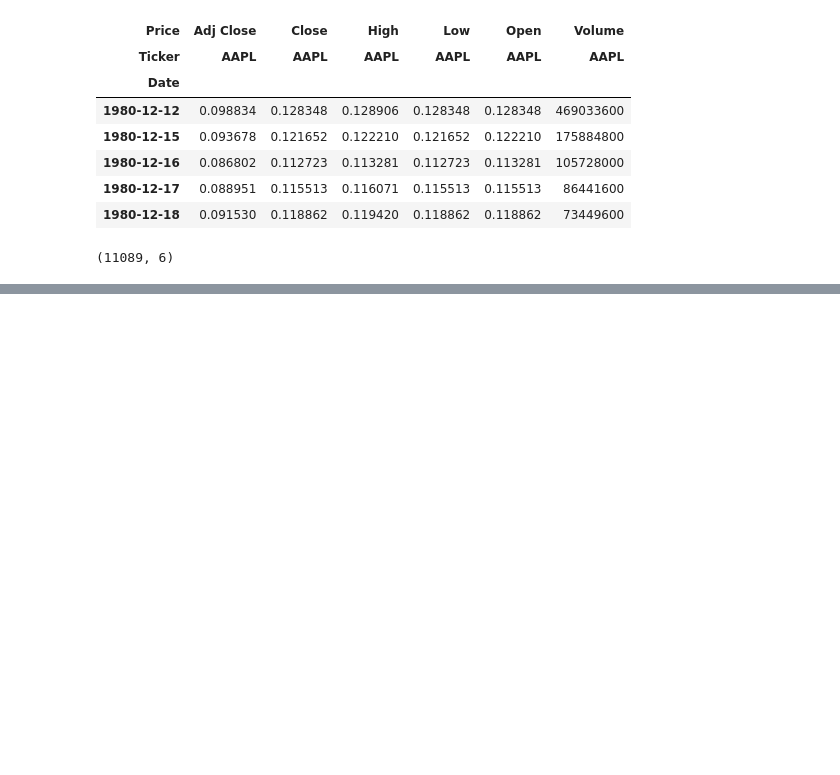
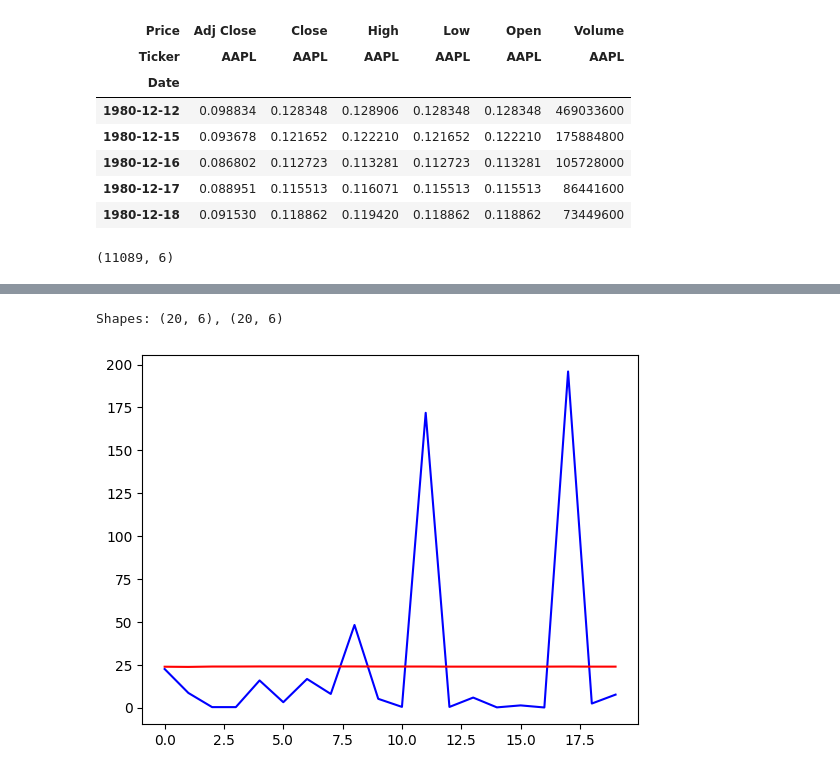
Before and after one commit to glovric/Dipl, a Jupyter notebook: main.ipynb, the cells around one changed output, grey strips where cells are left out. Cells and saved outputs as stored; diff of their text form; code cells hidden in the pictures; blank space fills up the shorter version.

Commit message:
Added fin transformer

```diff
--- a/main.ipynb
+++ b/main.ipynb
@@ -33,6 +33,3 @@ def create_sequence(data: np.ndarray, seq_len: int = 8) -> tuple[np.ndarray, np.
         X.append(data[i:i+seq_len])
         y.append(data[i+seq_len])
     return np.array(X), np.array(y)
-# %%
-X, y = create_sequence(data, seq_len=1)
-print(f'X: {X.shape}, y: {y.shape}')
@@ -109,0 +139,19 @@ True
+# %%
+import torch.nn as nn
+import torch.optim as optim
+
+criterion = nn.MSELoss()
+optimizer = optim.Adam(model.parameters(), lr=0.001, betas=(0.9, 0.98), eps=1e-9)
+
+#output = model(X_train)
+#print(f'output: {output.shape}, y: {y_train.shape}')
+
+model.train()
+
+for epoch in range(100):
+    optimizer.zero_grad()
+    output = model(X_train)
+    loss = criterion(output, y_train)
+    loss.backward()
+    optimizer.step()
+    print(f"Epoch: {epoch+1}, Loss: {loss.item()}")
@@ -109,0 +176,12 @@ True
+# %%
+model.eval()
+
+# Generate random sample validation data
+#val_src_data = torch.randint(1, src_vocab_size, (64, max_seq_length)).to(device)  # (batch_size, seq_length)
+#val_tgt_data = torch.randint(1, tgt_vocab_size, (64, max_seq_length)).to(device)  # (batch_size, seq_length)
+
+with torch.no_grad():
+
+    val_output = model(X_test)
+    val_loss = criterion(val_output, y_test)
+    print(f"Validation Loss: {val_loss.item()}")
@@ -109,0 +190,13 @@ True
+# %%
+true_unscaled = scaler_X.inverse_transform(y_test.cpu())[:20]
+predicted_unscaled = scaler_X.inverse_transform(val_output.cpu())[:20]
+print(f'Shapes: {true_unscaled.shape}, {predicted_unscaled.shape}')
+# %% [output]
+Shapes: (20, 6), (20, 6)
+# %%
+x = [i for i in range(len(true_unscaled))]
+plt.plot(x, true_unscaled[:, 3], color='blue')
+plt.plot(x,predicted_unscaled[:, 3], color='red')
+plt.show()
+# %% [output]
+[figure, added]
```
Also changed, not shown: parts of 13 cells of this notebook, 2 other files.
